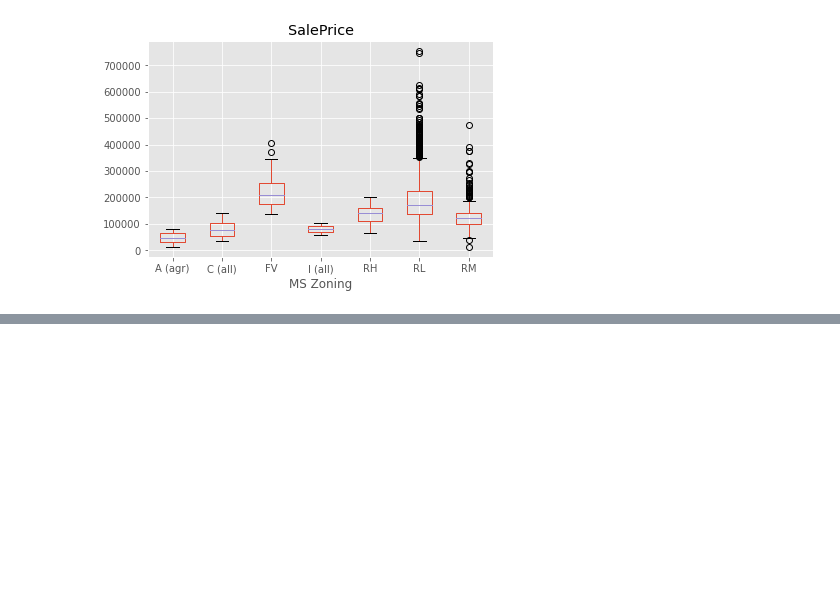
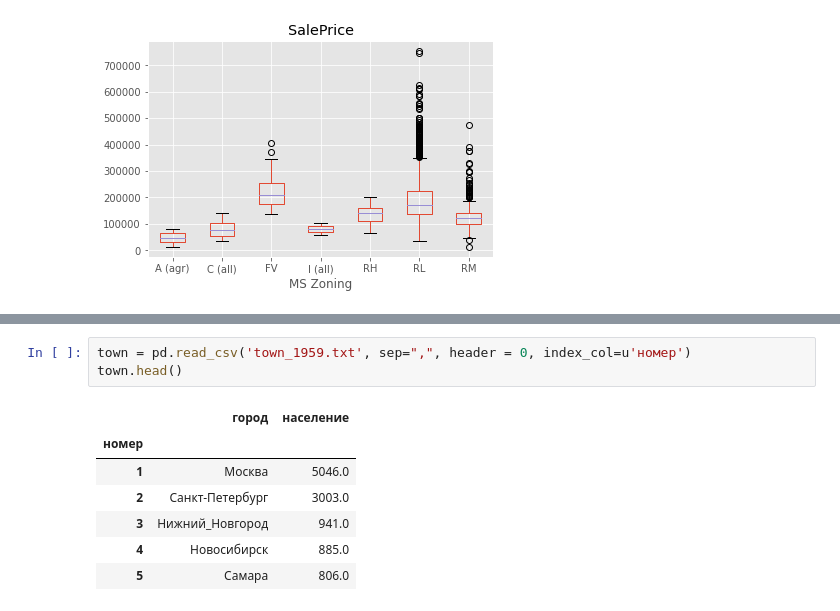
Before and after one commit to katrin2202/ML-in-forecasting-tasks, a Jupyter notebook: доклад8_12.ipynb, the cells around one changed output, grey strips where cells are left out. Cells and saved outputs as stored; diff of their text form; blank space fills up the shorter version.

```diff
--- a/доклад8_12.ipynb
+++ b/доклад8_12.ipynb
@@ -148,0 +214,11 @@ import seaborn as sns
+# %%
+town = pd.read_csv('town_1959.txt', sep=",", header = 0, index_col=u'номер')
+town.head()
+# %% [output]
+|  | город | население |
+| номер |  |  |
+| 1 | Москва | 5046.0 |
+| 2 | Санкт-Петербург | 3003.0 |
+| 3 | Нижний_Новгород | 941.0 |
+| 4 | Новосибирск | 885.0 |
+| 5 | Самара | 806.0 |
```
Also changed, not shown: parts of 17 cells of this notebook.
